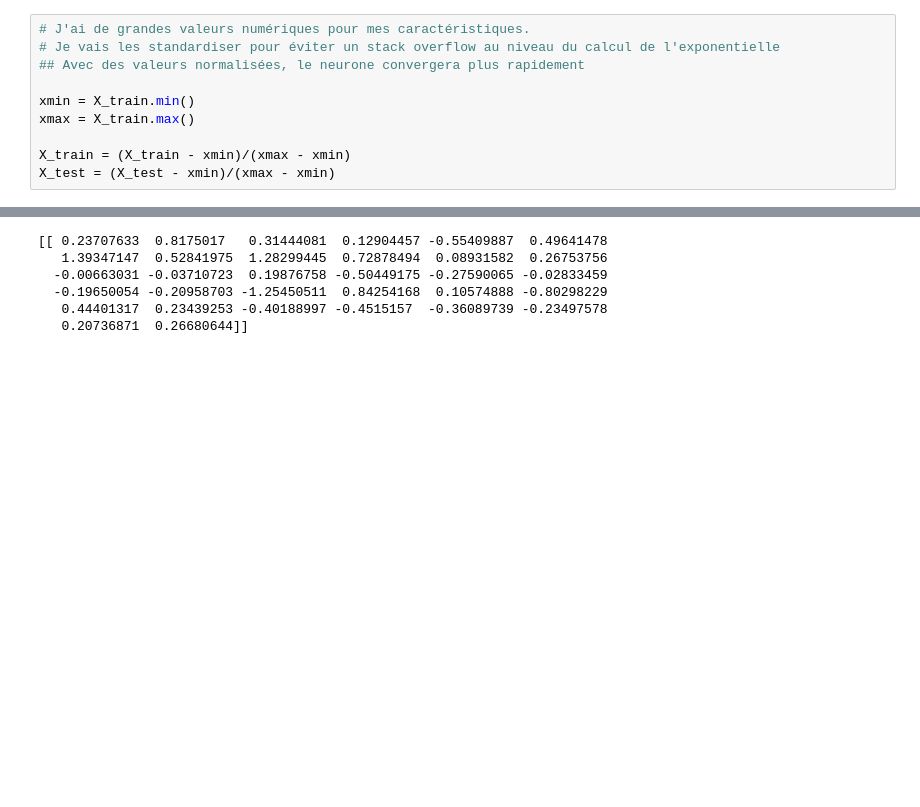
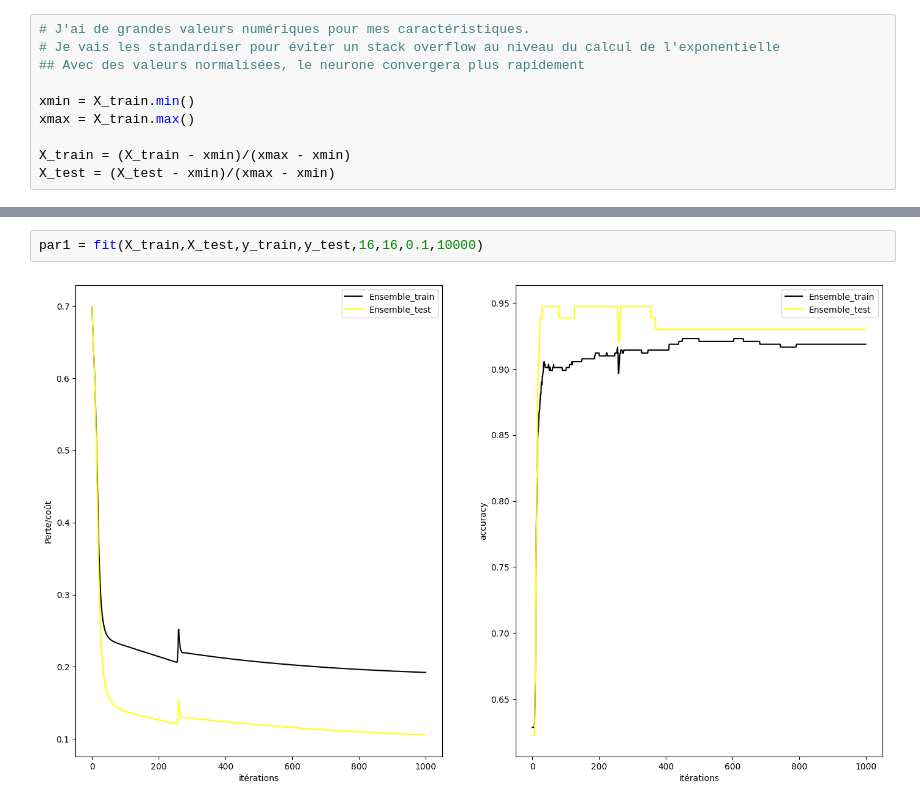
Before and after one commit to sanoukoudouss2-tech/Reseaux-de-neurones-a-3-couches, a Jupyter notebook: réseaux_de_neurones_breast_cancer.ipynb, the cells around one changed output, grey strips where cells are left out. Drawn from its saved outputs; the diff is of its cells as text; blank space fills up the shorter version.

```diff
--- a/réseaux_de_neurones_breast_cancer.ipynb
+++ b/réseaux_de_neurones_breast_cancer.ipynb
@@ -81,8 +81,4 @@ parametres = fit(X_train,X_test,y_train,y_test,32,32,0.01,5000)
 # %%
+par1 = fit(X_train,X_test,y_train,y_test,16,16,0.1,10000)
 # %% [output]
-[[ 0.23707633  0.8175017   0.31444081  0.12904457 -0.55409887  0.49641478
-   1.39347147  0.52841975  1.28299445  0.72878494  0.08931582  0.26753756
-  -0.00663031 -0.03710723  0.19876758 -0.50449175 -0.27590065 -0.02833459
-  -0.19650054 -0.20958703 -1.25450511  0.84254168  0.10574888 -0.80298229
-   0.44401317  0.23439253 -0.40188997 -0.4515157  -0.36089739 -0.23497578
-   0.20736871  0.26680644]]
+[figure, added]
```
Also changed, not shown: parts of 5 cells of this notebook.
